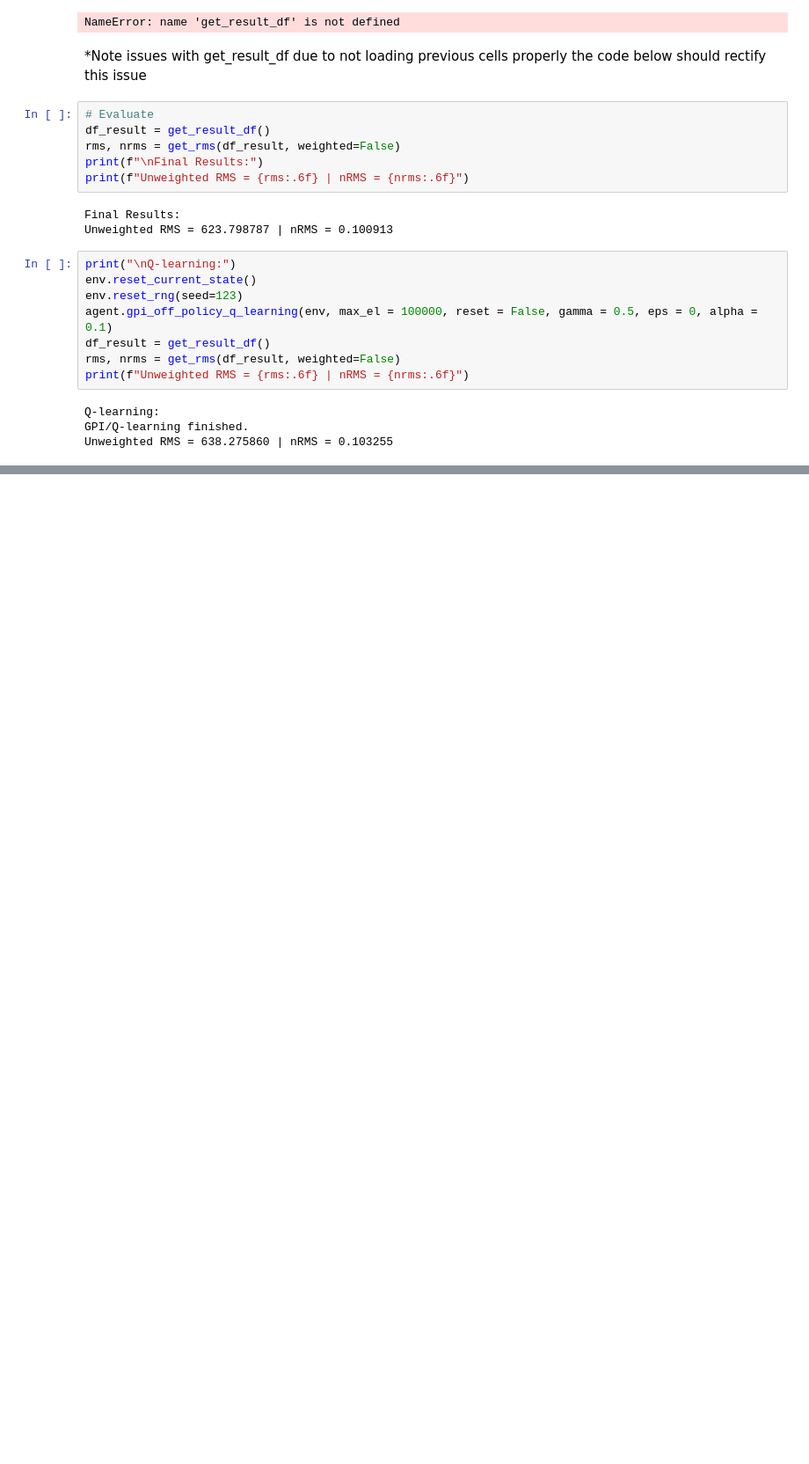
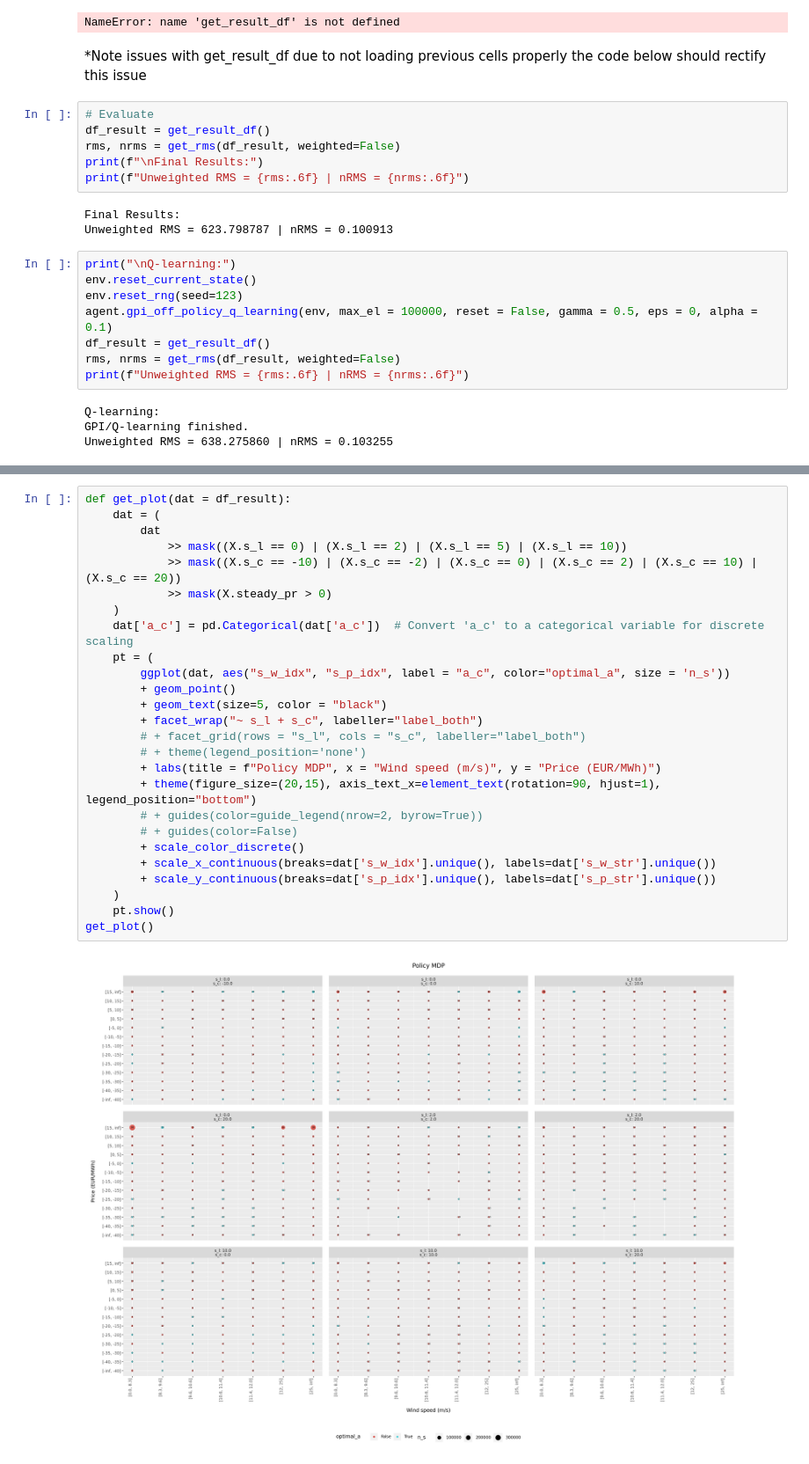
Before and after one commit to simon-mellergaard/RL, a Jupyter notebook: Project/Project02.ipynb, the cells around one changed output, grey strips where cells are left out. Shown at 88% size. Cells and saved outputs as stored; diff of their text form; blank space fills up the shorter version.

```diff
--- a/Project/Project02.ipynb
+++ b/Project/Project02.ipynb
@@ -2317,0 +2555,28 @@ Trying a greedy strategy showed that the nRMS increased a bit, meaning that we m
+# %%
+def get_plot(dat = df_result):
+    dat = (
+        dat
+            >> mask((X.s_l == 0) | (X.s_l == 2) | (X.s_l == 5) | (X.s_l == 10))
+            >> mask((X.s_c == -10) | (X.s_c == -2) | (X.s_c == 0) | (X.s_c == 2) | (X.s_c == 10) | (X.s_c == 20))
+            >> mask(X.steady_pr > 0)
+    )
+    dat['a_c'] = pd.Categorical(dat['a_c'])  # Convert 'a_c' to a categorical variable for discrete scaling
+    pt = (
+        ggplot(dat, aes("s_w_idx", "s_p_idx", label = "a_c", color="optimal_a", size = 'n_s'))
+        + geom_point()
+        + geom_text(size=5, color = "black")
+        + facet_wrap("~ s_l + s_c", labeller="label_both")
+        # + facet_grid(rows = "s_l", cols = "s_c", labeller="label_both")
+        # + theme(legend_position='none')
+        + labs(title = f"Policy MDP", x = "Wind speed (m/s)", y = "Price (EUR/MWh)")
+        + theme(figure_size=(20,15), axis_text_x=element_text(rotation=90, hjust=1), legend_position="bottom")
+        # + guides(color=guide_legend(nrow=2, byrow=True))
+        # + guides(color=False)
+        + scale_color_discrete()
+        + scale_x_continuous(breaks=dat['s_w_idx'].unique(), labels=dat['s_w_str'].unique())
+        + scale_y_continuous(breaks=dat['s_p_idx'].unique(), labels=dat['s_p_str'].unique())
+    )
+    pt.show()
+get_plot()
+# %% [output]
+[figure, added]
```
Also changed, not shown: parts of 24 cells of this notebook.
